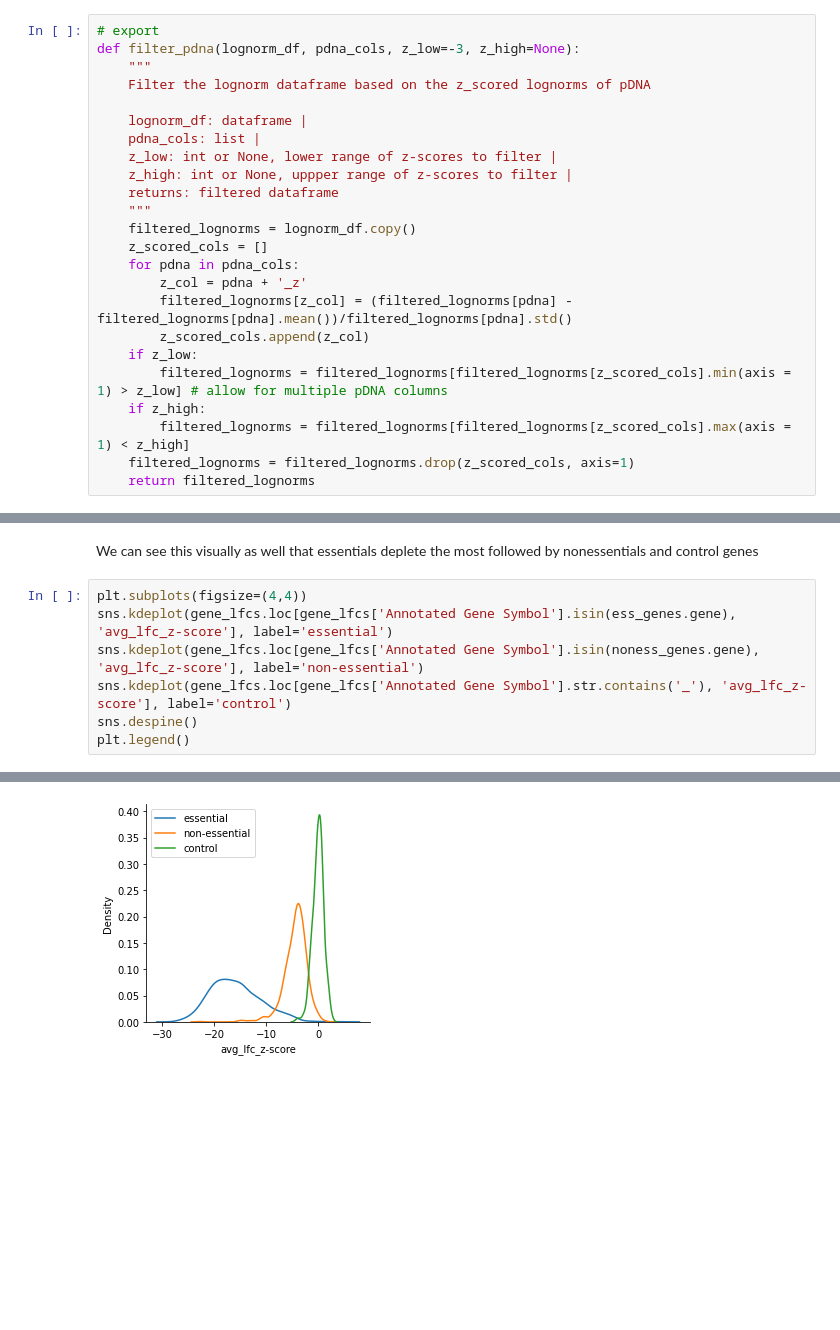
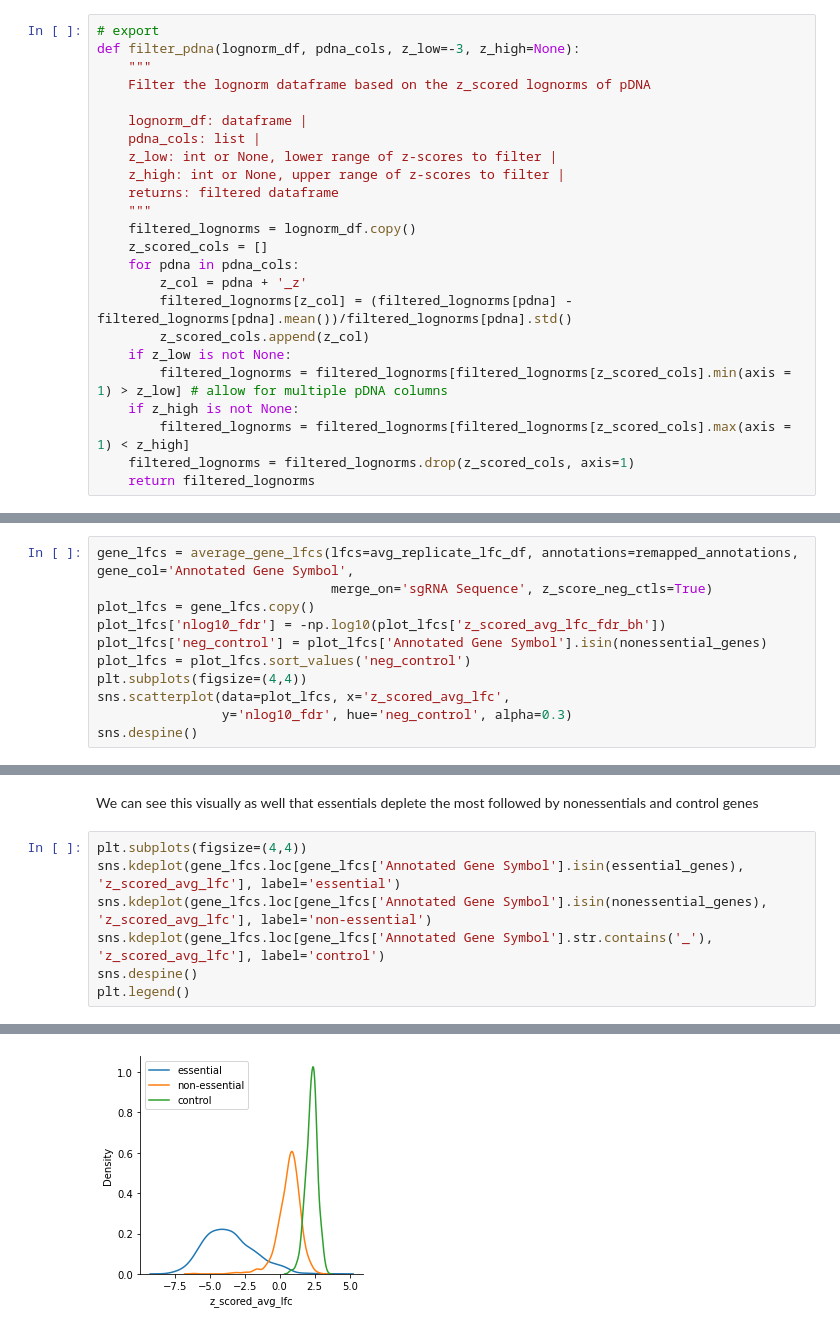
Before and after one commit to gpp-rnd/poola, a Jupyter notebook: 00_core.ipynb, the cells around one changed output, grey strips where cells are left out. Saved outputs shown, nothing was run; the diff lists cells and outputs as text; blank space fills up the shorter version.

```diff
--- a/00_core.ipynb
+++ b/00_core.ipynb
@@ -89,7 +89,7 @@ def filter_pdna(lognorm_df, pdna_cols, z_low=-3, z_high=None):
     lognorm_df: dataframe |
     pdna_cols: list |
     z_low: int or None, lower range of z-scores to filter |
-    z_high: int or None, uppper range of z-scores to filter |
+    z_high: int or None, upper range of z-scores to filter |
     returns: filtered dataframe
     """
     filtered_lognorms = lognorm_df.copy()
@@ -98,9 +98,9 @@ def filter_pdna(lognorm_df, pdna_cols, z_low=-3, z_high=None):
         z_col = pdna + '_z'
         filtered_lognorms[z_col] = (filtered_lognorms[pdna] - filtered_lognorms[pdna].mean())/filtered_lognorms[pdna].std()
         z_scored_cols.append(z_col)
-    if z_low:
+    if z_low is not None:
         filtered_lognorms = filtered_lognorms[filtered_lognorms[z_scored_cols].min(axis = 1) > z_low] # allow for multiple pDNA columns
-    if z_high:
+    if z_high is not None:
         filtered_lognorms = filtered_lognorms[filtered_lognorms[z_scored_cols].max(axis = 1) < z_high]
     filtered_lognorms = filtered_lognorms.drop(z_scored_cols, axis=1)
     return filtered_lognorms
@@ -378,0 +520,11 @@ gene_lfcs
+# %%
+gene_lfcs = average_gene_lfcs(lfcs=avg_replicate_lfc_df, annotations=remapped_annotations, gene_col='Annotated Gene Symbol',
+                              merge_on='sgRNA Sequence', z_score_neg_ctls=True)
+plot_lfcs = gene_lfcs.copy()
+plot_lfcs['nlog10_fdr'] = -np.log10(plot_lfcs['z_scored_avg_lfc_fdr_bh'])
+plot_lfcs['neg_control'] = plot_lfcs['Annotated Gene Symbol'].isin(nonessential_genes)
+plot_lfcs = plot_lfcs.sort_values('neg_control')
+plt.subplots(figsize=(4,4))
+sns.scatterplot(data=plot_lfcs, x='z_scored_avg_lfc',
+                y='nlog10_fdr', hue='neg_control', alpha=0.3)
+sns.despine()
@@ -473,11 +614,11 @@ roc_aucs
 We can see this visually as well that essentials deplete the most followed by nonessentials and control genes
 # %%
 plt.subplots(figsize=(4,4))
-sns.kdeplot(gene_lfcs.loc[gene_lfcs['Annotated Gene Symbol'].isin(ess_genes.gene), 'avg_lfc_z-score'], label='essential')
-sns.kdeplot(gene_lfcs.loc[gene_lfcs['Annotated Gene Symbol'].isin(noness_genes.gene), 'avg_lfc_z-score'], label='non-essential')
-sns.kdeplot(gene_lfcs.loc[gene_lfcs['Annotated Gene Symbol'].str.contains('_'), 'avg_lfc_z-score'], label='control')
+sns.kdeplot(gene_lfcs.loc[gene_lfcs['Annotated Gene Symbol'].isin(essential_genes), 'z_scored_avg_lfc'], label='essential')
+sns.kdeplot(gene_lfcs.loc[gene_lfcs['Annotated Gene Symbol'].isin(nonessential_genes), 'z_scored_avg_lfc'], label='non-essential')
+sns.kdeplot(gene_lfcs.loc[gene_lfcs['Annotated Gene Symbol'].str.contains('_'), 'z_scored_avg_lfc'], label='control')
 sns.despine()
 plt.legend()
 # %% [output]
 <matplotlib.legend.Legend at 0x...>
-[figure, old version]
+[figure, new version]
```
Also changed, not shown: parts of 20 cells of this notebook, 10 other files.
